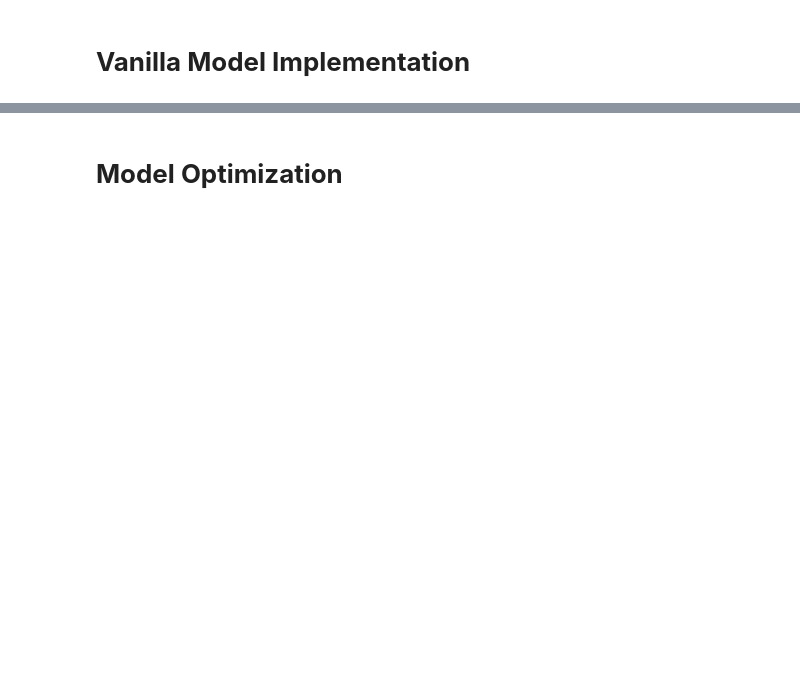
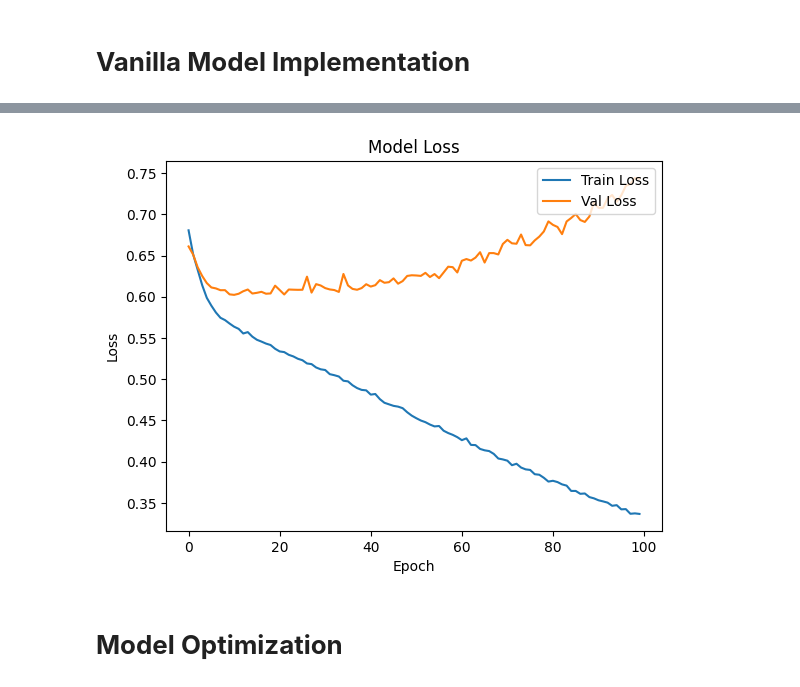
Before and after one commit to AristideI/alu-water-potability-model-group9, a Jupyter notebook: Water_Potability.ipynb, the cells around one changed output, grey strips where cells are left out. Drawn from its saved outputs; the diff is of its cells as text; code cells hidden in the pictures; blank space fills up the shorter version.

Commit message:
water potability model

```diff
--- a/Water_Potability.ipynb
+++ b/Water_Potability.ipynb
@@ -254,7 +247,7 @@ df = pd.read_csv('water_potability.csv')
 # df = df.dropna(inplace=False)
 
 # Fill with median => best option
-df = df.fillna(df.median(), inplace=False)
+df = df.fillna(df.mean(), inplace=False)
 
 #df = df.drop_duplicates(inplace=False)
 # %%
@@ -291,0 +286,6 @@ Name: Potability, Length: 3276, dtype: int64
+# %%
+from sklearn.model_selection import train_test_split
+
+x_train, x_test, y_train, y_test = train_test_split(
+    x, y, test_size=0.2, random_state=86, stratify=y
+)
@@ -292,2 +302,12 @@ Name: Potability, Length: 3276, dtype: int64
 # %% [markdown]
 # **Vanilla Model Implementation**
+# %%
+from keras.models import Sequential
+from keras.layers import Dense
+
+
+vanilla = Sequential()
+vanilla.add(Dense(64, activation="relu", input_shape=(x_train.shape[1],)))
+vanilla.add(Dense(32, activation="relu"))
+vanilla.add(Dense(1, activation="sigmoid"))
+vanilla.summary()
@@ -293,0 +330,8 @@ Name: Potability, Length: 3276, dtype: int64
+# %%
+vanilla.compile(
+    loss="binary_crossentropy", metrics=["accuracy", "Precision", "Recall"], optimizer="adam"
+)
+
+vanilla_train = vanilla.fit(
+    x_train, y_train, epochs=100, batch_size=32, validation_split=0.2, verbose=1
+)
@@ -294,2 +358,14 @@ Name: Potability, Length: 3276, dtype: int64
+# %%
+from matplotlib import pyplot as plt
+
+plt.plot(vanilla_train.history["loss"], label="Train Loss")
+plt.plot(vanilla_train.history["val_loss"], label="Val Loss")
+plt.title("Model Loss")
+plt.ylabel("Loss")
+plt.xlabel("Epoch")
+plt.legend(loc="upper right")
+plt.show()
+# %% [output]
+[figure, added]
 # %% [markdown]
 # **Model Optimization**
```
Also changed, not shown: parts of 28 cells of this notebook, 5 other files.
